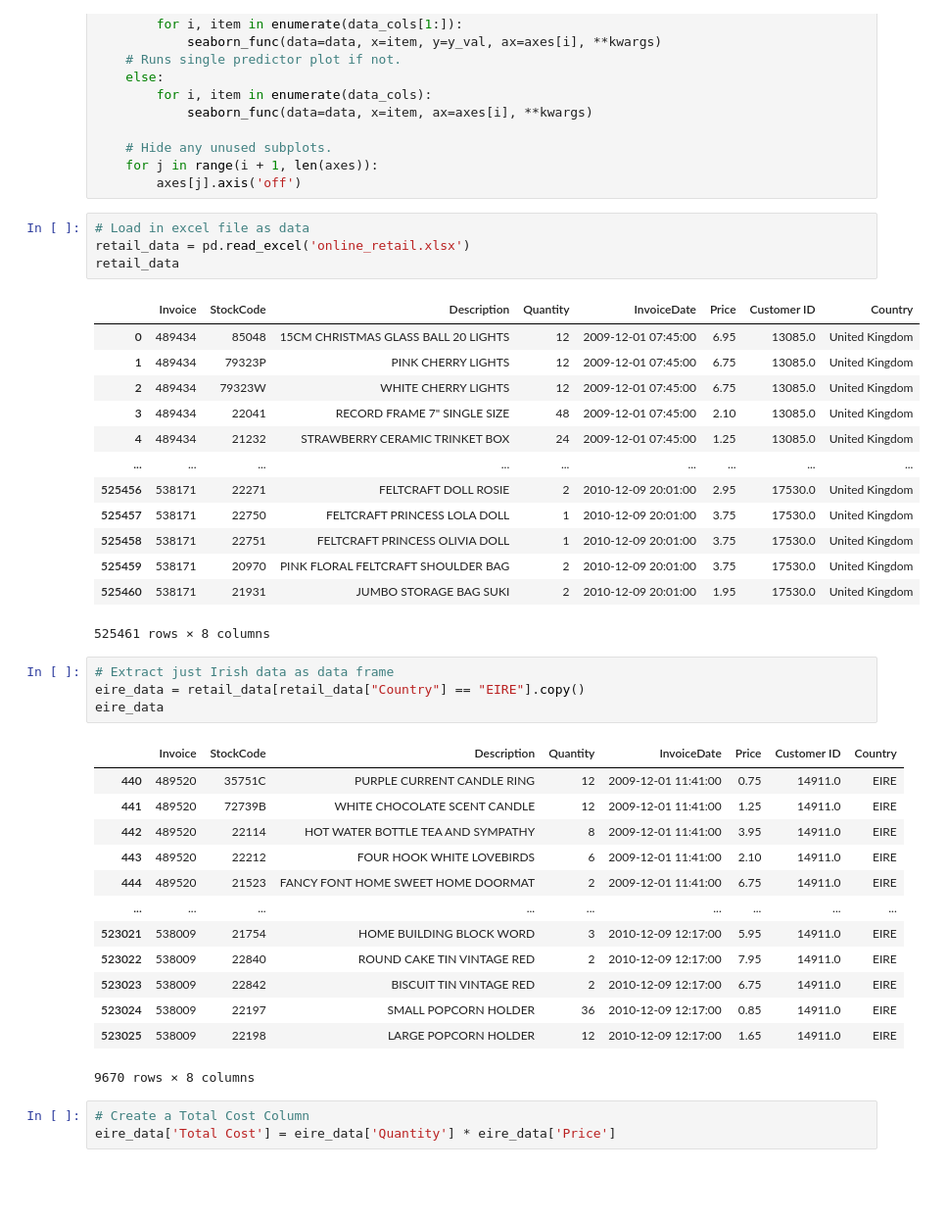
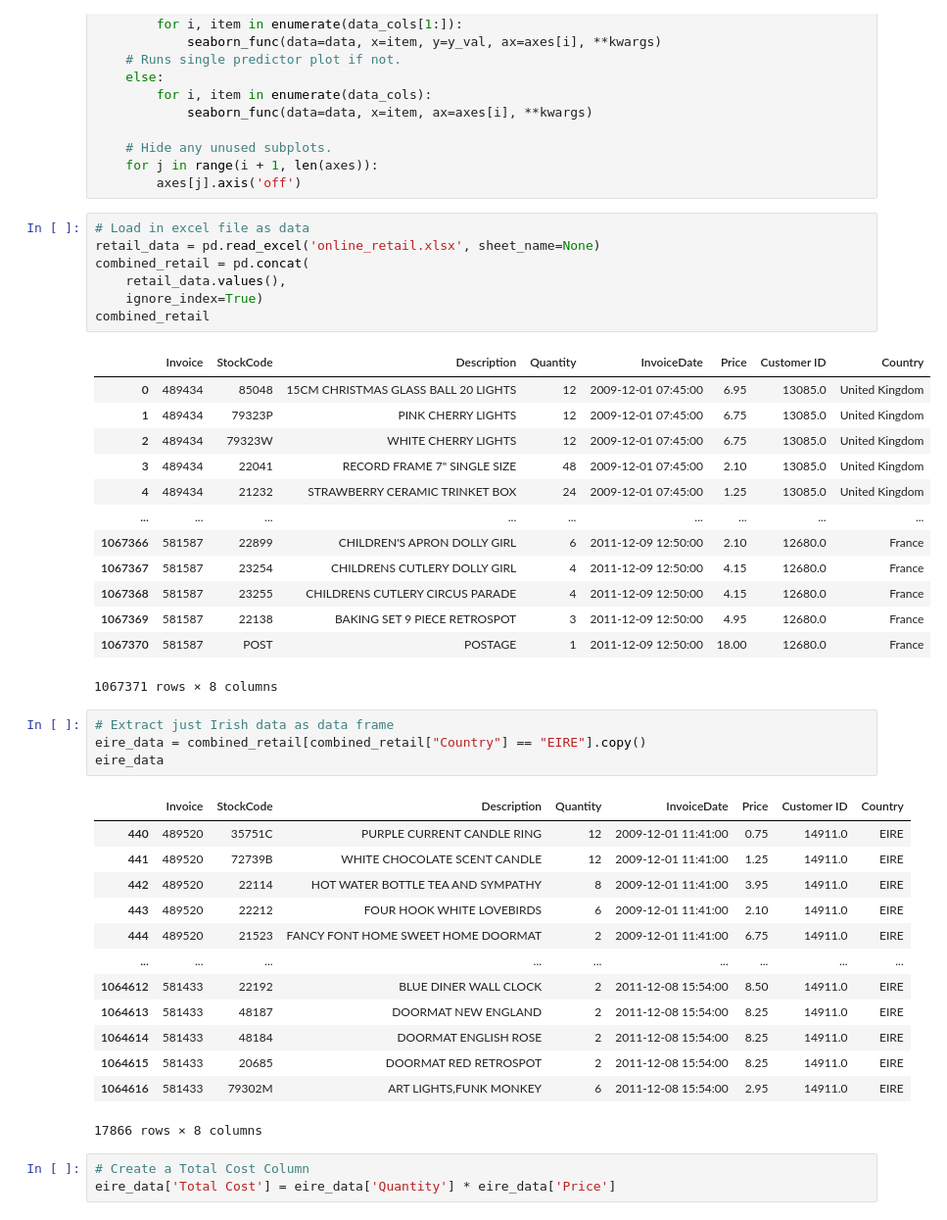
Before and after one commit to Ri-Dearg/ca2-market-retail, a Jupyter notebook: ca2-market-retail.ipynb, the cells around one changed output. Shown at 98% size. Saved outputs shown, nothing was run; the diff lists cells and outputs as text; blank space fills up the shorter version.

```diff
--- a/ca2-market-retail.ipynb
+++ b/ca2-market-retail.ipynb
@@ -85,25 +85,28 @@ def multi_row_plot(
         axes[j].axis('off')
 # %%
 # Load in excel file as data
-retail_data = pd.read_excel('online_retail.xlsx')
-retail_data
+retail_data = pd.read_excel('online_retail.xlsx', sheet_name=None)
+combined_retail = pd.concat(
+    retail_data.values(),
+    ignore_index=True)
+combined_retail
 # %% [output]
 |  | Invoice | StockCode | Description | Quantity | InvoiceDate | Price | Customer ID | Country |
 | 0 | 489434 | 85048 | 15CM CHRISTMAS GLASS BALL 20 LIGHTS | 12 | 2009-12-01 07:45:00 | 6.95 | 13085.0 | United Kingdom |
 | 1 | 489434 | 79323P | PINK CHERRY LIGHTS | 12 | 2009-12-01 07:45:00 | 6.75 | 13085.0 | United Kingdom |
 | 2 | 489434 | 79323W | WHITE CHERRY LIGHTS | 12 | 2009-12-01 07:45:00 | 6.75 | 13085.0 | United Kingdom |
 | 3 | 489434 | 22041 | RECORD FRAME 7" SINGLE SIZE | 48 | 2009-12-01 07:45:00 | 2.10 | 13085.0 | United Kingdom |
 | 4 | 489434 | 21232 | STRAWBERRY CERAMIC TRINKET BOX | 24 | 2009-12-01 07:45:00 | 1.25 | 13085.0 | United Kingdom |
 | ... | ... | ... | ... | ... | ... | ... | ... | ... |
-| 525456 | 538171 | 22271 | FELTCRAFT DOLL ROSIE | 2 | 2010-12-09 20:01:00 | 2.95 | 17530.0 | United Kingdom |
-| 525457 | 538171 | 22750 | FELTCRAFT PRINCESS LOLA DOLL | 1 | 2010-12-09 20:01:00 | 3.75 | 17530.0 | United Kingdom |
-| 525458 | 538171 | 22751 | FELTCRAFT PRINCESS OLIVIA DOLL | 1 | 2010-12-09 20:01:00 | 3.75 | 17530.0 | United Kingdom |
-| 525459 | 538171 | 20970 | PINK FLORAL FELTCRAFT SHOULDER BAG | 2 | 2010-12-09 20:01:00 | 3.75 | 17530.0 | United Kingdom |
-| 525460 | 538171 | 21931 | JUMBO STORAGE BAG SUKI | 2 | 2010-12-09 20:01:00 | 1.95 | 17530.0 | United Kingdom |
+| 1067366 | 581587 | 22899 | CHILDREN'S APRON DOLLY GIRL | 6 | 2011-12-09 12:50:00 | 2.10 | 12680.0 | France |
+| 1067367 | 581587 | 23254 | CHILDRENS CUTLERY DOLLY GIRL | 4 | 2011-12-09 12:50:00 | 4.15 | 12680.0 | France |
+| 1067368 | 581587 | 23255 | CHILDRENS CUTLERY CIRCUS PARADE | 4 | 2011-12-09 12:50:00 | 4.15 | 12680.0 | France |
+| 1067369 | 581587 | 22138 | BAKING SET 9 PIECE RETROSPOT | 3 | 2011-12-09 12:50:00 | 4.95 | 12680.0 | France |
+| 1067370 | 581587 | POST | POSTAGE | 1 | 2011-12-09 12:50:00 | 18.00 | 12680.0 | France |
-525461 rows × 8 columns
+1067371 rows × 8 columns
 # %%
 # Extract just Irish data as data frame
-eire_data = retail_data[retail_data["Country"] == "EIRE"].copy()
+eire_data = combined_retail[combined_retail["Country"] == "EIRE"].copy()
 eire_data
 # %% [output]
 |  | Invoice | StockCode | Description | Quantity | InvoiceDate | Price | Customer ID | Country |
@@ -113,12 +116,12 @@ eire_data
 | 443 | 489520 | 22212 | FOUR HOOK WHITE LOVEBIRDS | 6 | 2009-12-01 11:41:00 | 2.10 | 14911.0 | EIRE |
 | 444 | 489520 | 21523 | FANCY FONT HOME SWEET HOME DOORMAT | 2 | 2009-12-01 11:41:00 | 6.75 | 14911.0 | EIRE |
 | ... | ... | ... | ... | ... | ... | ... | ... | ... |
-| 523021 | 538009 | 21754 | HOME BUILDING BLOCK WORD | 3 | 2010-12-09 12:17:00 | 5.95 | 14911.0 | EIRE |
-| 523022 | 538009 | 22840 | ROUND CAKE TIN VINTAGE RED | 2 | 2010-12-09 12:17:00 | 7.95 | 14911.0 | EIRE |
-| 523023 | 538009 | 22842 | BISCUIT TIN VINTAGE RED | 2 | 2010-12-09 12:17:00 | 6.75 | 14911.0 | EIRE |
-| 523024 | 538009 | 22197 | SMALL POPCORN HOLDER | 36 | 2010-12-09 12:17:00 | 0.85 | 14911.0 | EIRE |
-| 523025 | 538009 | 22198 | LARGE POPCORN HOLDER | 12 | 2010-12-09 12:17:00 | 1.65 | 14911.0 | EIRE |
+| 1064612 | 581433 | 22192 | BLUE DINER WALL CLOCK | 2 | 2011-12-08 15:54:00 | 8.50 | 14911.0 | EIRE |
+| 1064613 | 581433 | 48187 | DOORMAT NEW ENGLAND | 2 | 2011-12-08 15:54:00 | 8.25 | 14911.0 | EIRE |
+| 1064614 | 581433 | 48184 | DOORMAT ENGLISH ROSE | 2 | 2011-12-08 15:54:00 | 8.25 | 14911.0 | EIRE |
+| 1064615 | 581433 | 20685 | DOORMAT RED RETROSPOT | 2 | 2011-12-08 15:54:00 | 8.25 | 14911.0 | EIRE |
+| 1064616 | 581433 | 79302M | ART LIGHTS,FUNK MONKEY | 6 | 2011-12-08 15:54:00 | 2.95 | 14911.0 | EIRE |
-9670 rows × 8 columns
+17866 rows × 8 columns
 # %%
 # Create a Total Cost Column
 eire_data['Total Cost'] = eire_data['Quantity'] * eire_data['Price']
```
Also changed, not shown: parts of 7 cells of this notebook, 2 other files.
